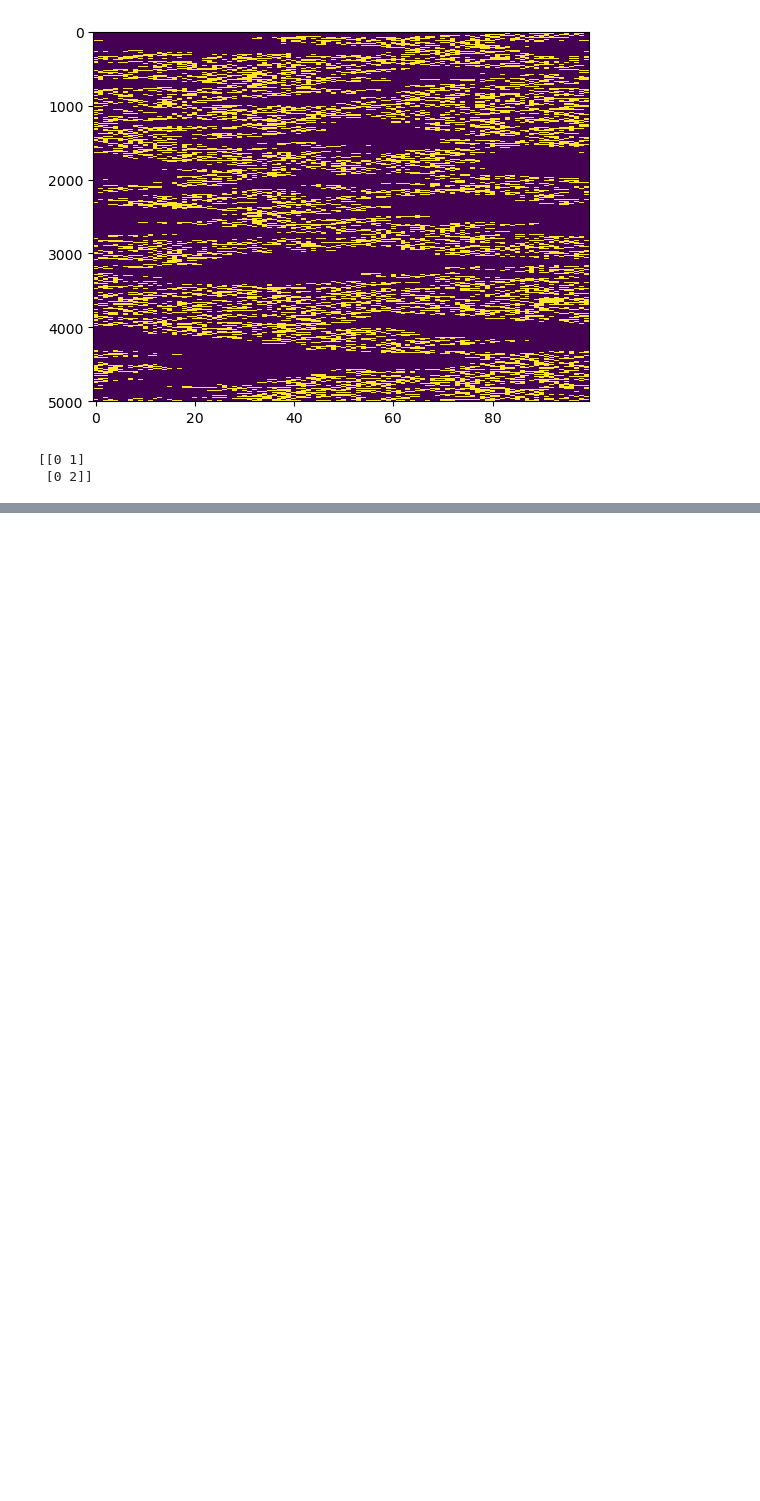
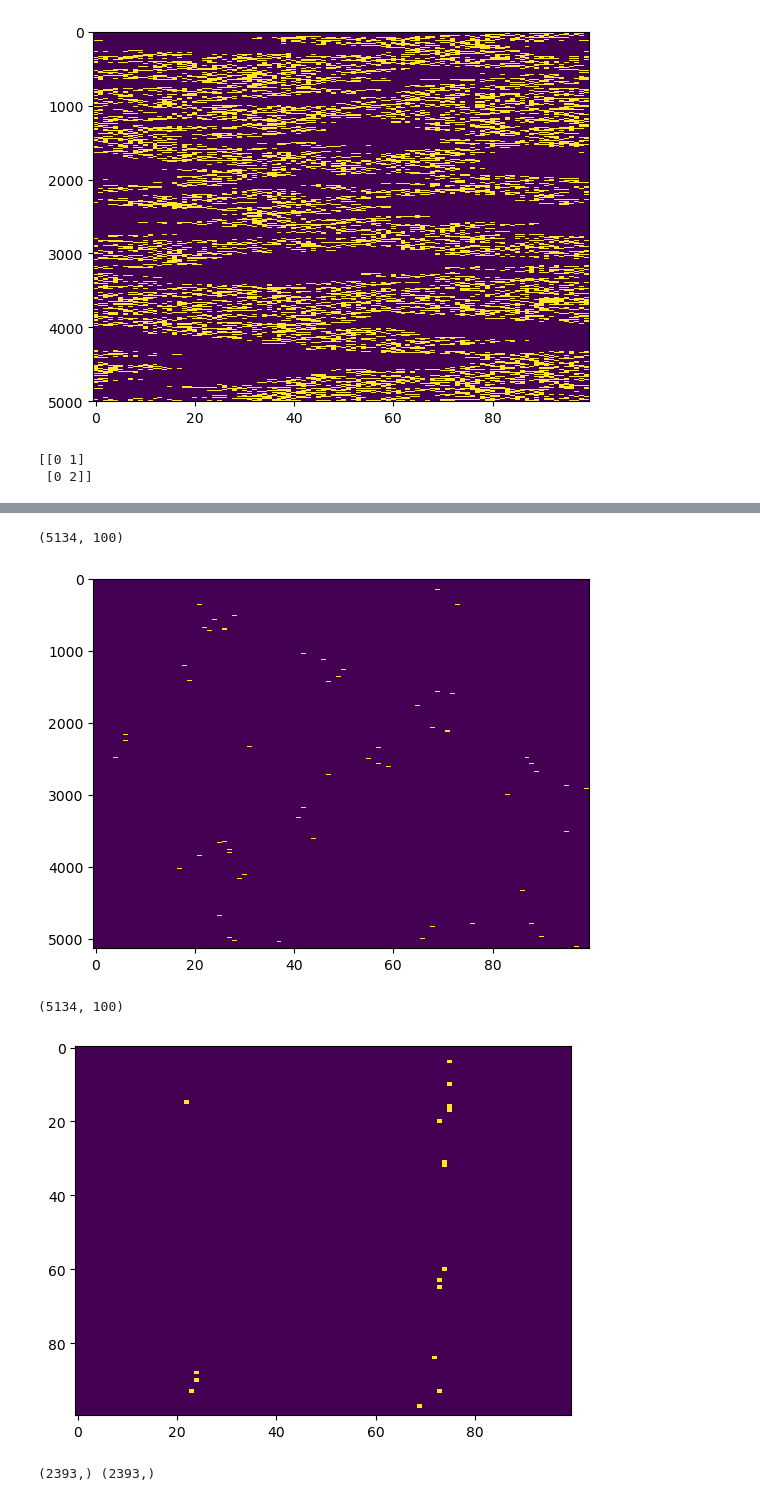
Before and after one commit to SSBNS/Complex_physics_SSBNS, a Jupyter notebook: Exercises.ipynb, the cells around one changed output, grey strips where cells are left out. Drawn from its saved outputs; the diff is of its cells as text; code cells hidden in the pictures; blank space fills up the shorter version.

```diff
--- a/Exercises.ipynb
+++ b/Exercises.ipynb
@@ -437,0 +440,58 @@ plt.show()
+# %%
+N=100
+mu = 0.05
+t_max = 100000
+mask_list = mutation(mu=mu,t_max = t_max)
+mask_list = np.array(mask_list)
+# %%
+print(np.shape(mask_list))
+plt.imshow(np.flip(mask_list),aspect="auto",interpolation="none")
+plt.show()
+
+print(np.shape(mask_list))
+plt.imshow(np.flip(mask_list)[40:140,:],aspect="auto",interpolation="none")
+plt.show()
+# %% [output]
+(5134, 100)
+[figure, added]
+(5134, 100)
+[figure, added]
+# %%
+# 5.2
+x = 1
+x_list = [x]
+dt_list = []
+t_list = [0]
+t_max = 100
+t= 0
+Q=12
+dx_up = 10
+dx_down = 1
+r1 = Q
+
+while t<t_max:
+    r2 = x
+    ran1,ran2 = random.uniform(size=2)
+    dt1 = -dx_up*np.log(ran1)/r1
+    dt2 = -dx_down*np.log(ran2)/r2
+    index = np.argmin(np.array([dt1,dt2]))
+    if index == 0:
+        x+=dx_up
+        t+=dt1
+        dt_list.append(dt1)
+    elif index == 1:
+      #  print("down")
+        x+=-dx_down
+        t+=dt2
+        dt_list.append(dt2)
+    else:
+        print("error")
+    x_list.append(x)
+    t_list.append(t)
+
+x_list = np.array(x_list)
+dt_list = np.array(dt_list)
+t_list = np.array(t_list)
+print(np.shape(t_list),np.shape(x_list))
+# %% [output]
+(2393,) (2393,)
```
Also changed, not shown: parts of 17 cells of this notebook, 1 other file.
